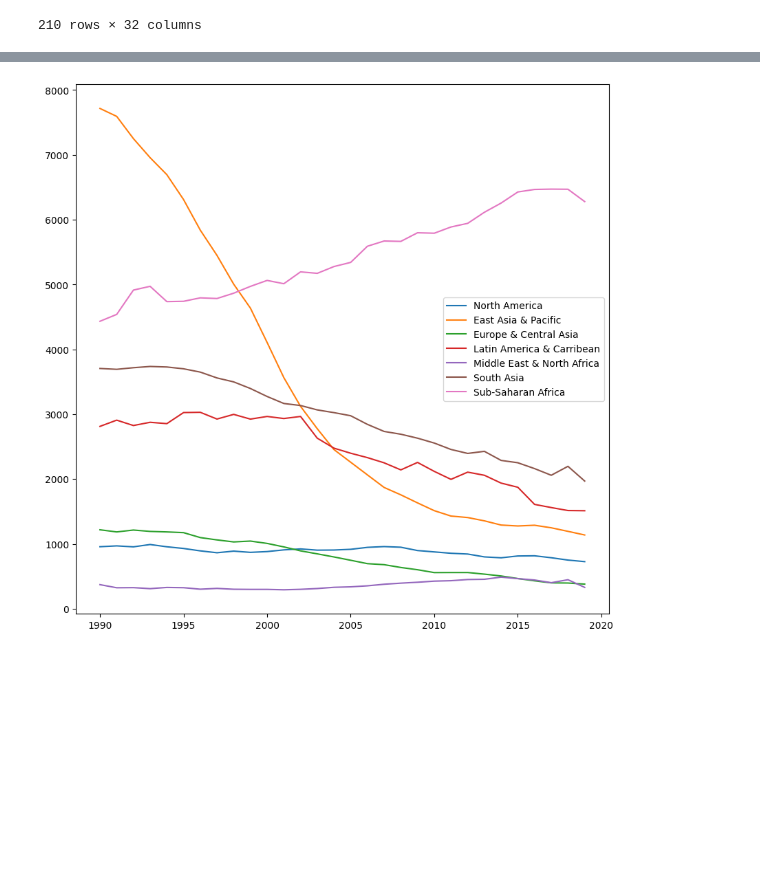
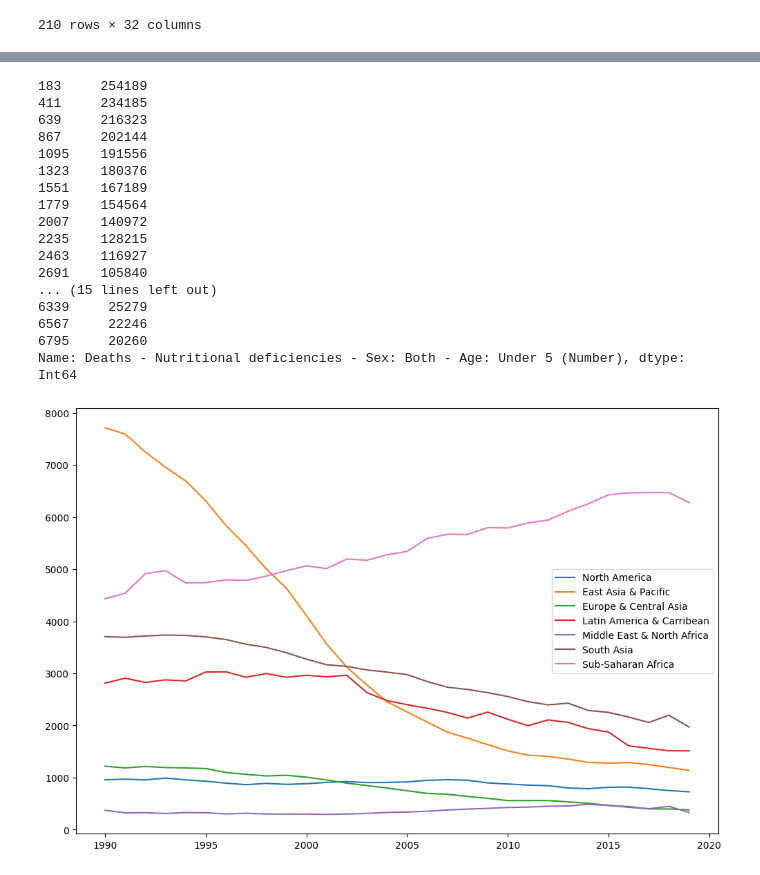
Before and after one commit to dantrainor9/Causes-of-Death, a Jupyter notebook: Causes_of_Death.ipynb, the cells around one changed output, grey strips where cells are left out. Saved outputs shown, nothing was run; the diff lists cells and outputs as text; code cells hidden in the pictures; blank space fills up the shorter version.

```diff
--- a/Causes_of_Death.ipynb
+++ b/Causes_of_Death.ipynb
@@ -166,15 +182,36 @@ ssa_wb_df = wb_region_df[wb_region_df['Entity'].str.contains('Sub-Saharan')]
+# %%
+#inspecting North America's trends for the above visualization
+sa_wb_df['Deaths - Nutritional deficiencies - Sex: Both - Age: Under 5 (Number)']
+# %% [output]
+183     254189
+411     234185
+639     216323
+867     202144
+1095    191556
+1323    180376
+1551    167189
+1779    154564
+2007    140972
+2235    128215
+2463    116927
+2691    105840
+... (15 lines left out)
+6339     25279
+6567     22246
+6795     20260
+Name: Deaths - Nutritional deficiencies - Sex: Both - Age: Under 5 (Number), dtype: Int64
 # %%
 #visualizing deaths over time due to Interpersonal violence in all World Bank regions
-plt.figure(figsize=(10,10))
+plt.figure(figsize=(12,8))
 plt.plot(na_wb_df['Year'],na_wb_df['Deaths - Interpersonal violence - Sex: Both - Age: Under 5 (Number)'],label='North America')
 plt.plot(eap_wb_df['Year'],eap_wb_df['Deaths - Interpersonal violence - Sex: Both - Age: Under 5 (Number)'],label='East Asia & Pacific')
 plt.plot(eca_wb_df['Year'],eca_wb_df['Deaths - Interpersonal violence - Sex: Both - Age: Under 5 (Number)'],label='Europe & Central Asia')
 plt.plot(lac_wb_df['Year'],lac_wb_df['Deaths - Interpersonal violence - Sex: Both - Age: Under 5 (Number)'],label='Latin America & Carribean')
 plt.plot(mena_wb_df['Year'],mena_wb_df['Deaths - Interpersonal violence - Sex: Both - Age: Under 5 (Number)'],label='Middle East & North Africa')
 plt.plot(sa_wb_df['Year'],sa_wb_df['Deaths - Interpersonal violence - Sex: Both - Age: Under 5 (Number)'],label='South Asia')
 plt.plot(ssa_wb_df['Year'],ssa_wb_df['Deaths - Interpersonal violence - Sex: Both - Age: Under 5 (Number)'],label='Sub-Saharan Africa')
 plt.legend();
 # %% [output]
-[figure, old version]
+[figure, new version]
 # %%
 #visualizing deaths over time due to Malaria in all World Bank regions
```
Also changed, not shown: parts of 2 cells of this notebook.
